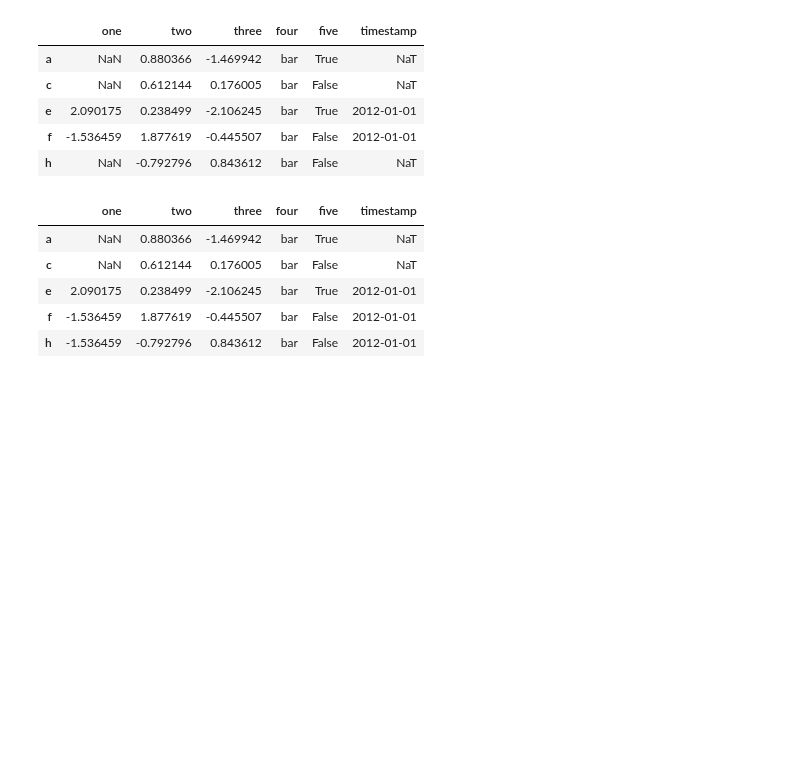
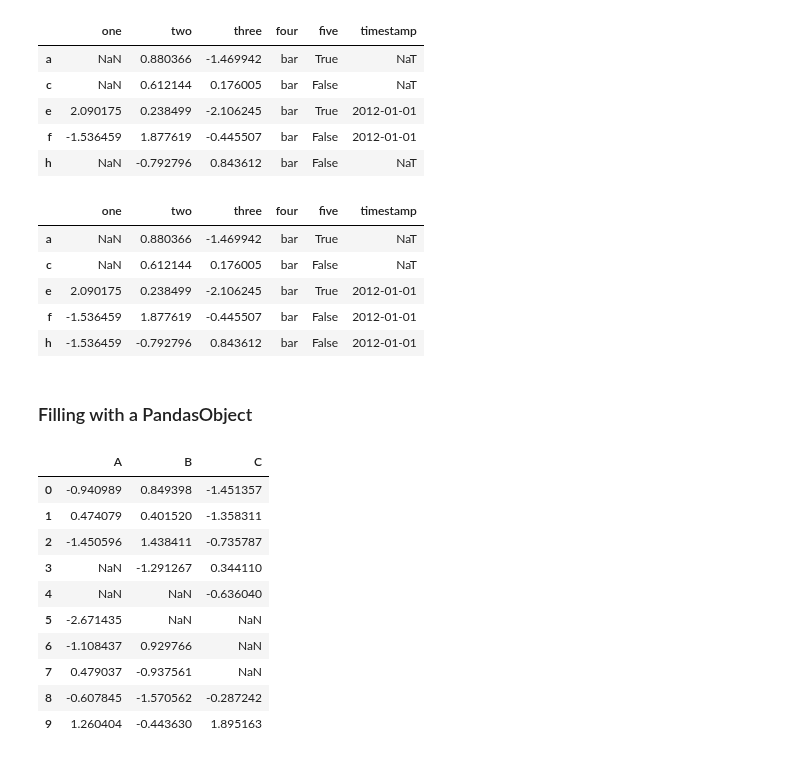
Before and after one commit to onlyabhilash/Feature-Engg, a Jupyter notebook: Pandas/Working with missing data.ipynb, the cells around one changed output. Saved outputs shown, nothing was run; the diff lists cells and outputs as text; code cells hidden in the pictures; blank space fills up the shorter version.

```diff
--- a/Pandas/Working with missing data.ipynb
+++ b/Pandas/Working with missing data.ipynb
@@ -313,3 +313,23 @@ df3.fillna(method="pad", limit=1)
 | e | 2.090175 | 0.238499 | -2.106245 | bar | True | 2012-01-01 |
 | f | -1.536459 | 1.877619 | -0.445507 | bar | False | 2012-01-01 |
 | h | -1.536459 | -0.792796 | 0.843612 | bar | False | 2012-01-01 |
+# %% [markdown]
+### Filling with a PandasObject
+# %%
+dff = pd.DataFrame(np.random.randn(10, 3), columns=list("ABC"))
+dff.iloc[3:5, 0] = np.nan
+dff.iloc[4:6, 1] = np.nan
+dff.iloc[5:8, 2] = np.nan
+dff
+# %% [output]
+|  | A | B | C |
+| 0 | -0.940989 | 0.849398 | -1.451357 |
+| 1 | 0.474079 | 0.401520 | -1.358311 |
+| 2 | -1.450596 | 1.438411 | -0.735787 |
+| 3 | NaN | -1.291267 | 0.344110 |
+| 4 | NaN | NaN | -0.636040 |
+| 5 | -2.671435 | NaN | NaN |
+| 6 | -1.108437 | 0.929766 | NaN |
+| 7 | 0.479037 | -0.937561 | NaN |
+| 8 | -0.607845 | -1.570562 | -0.287242 |
+| 9 | 1.260404 | -0.443630 | 1.895163 |
```
Also changed, not shown: parts of 5 cells of this notebook.
